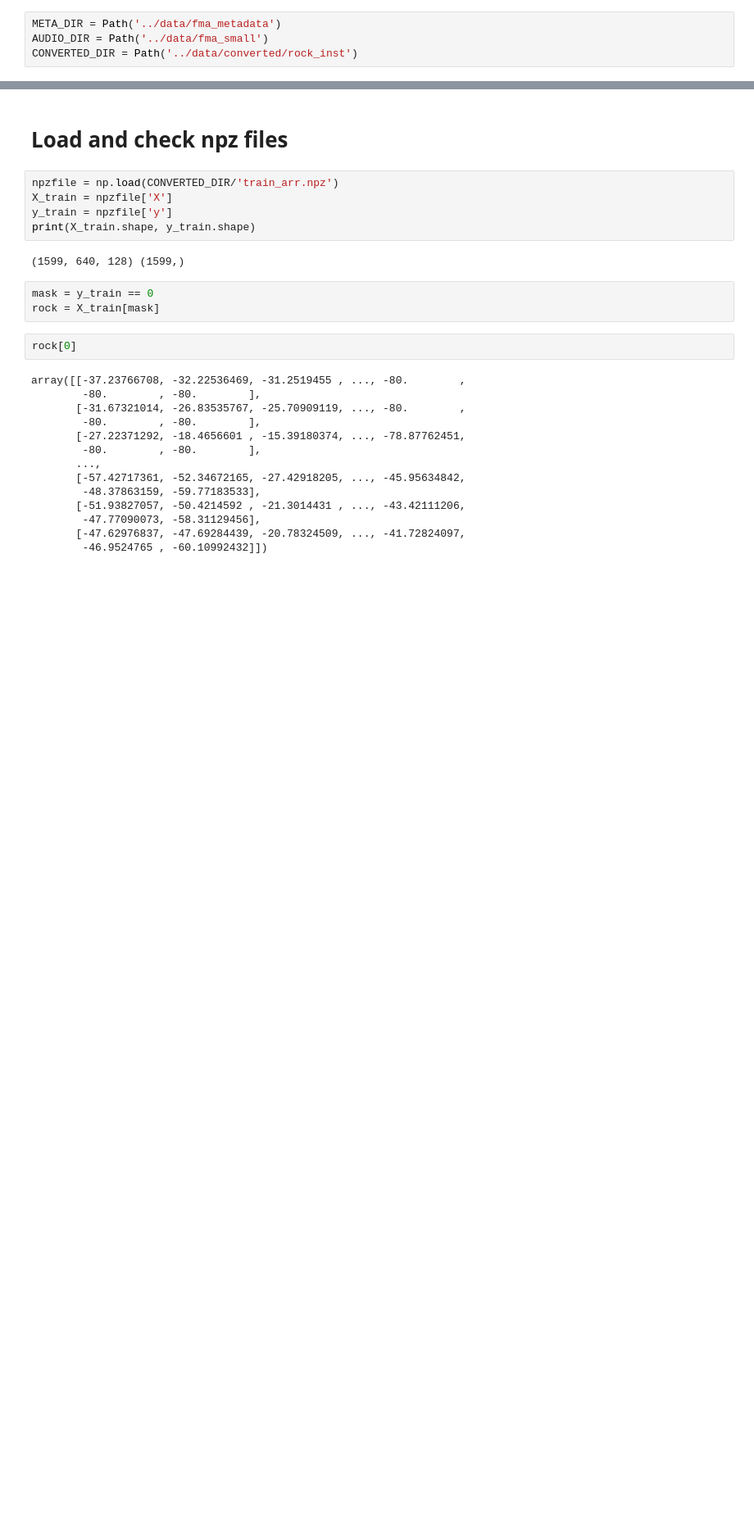
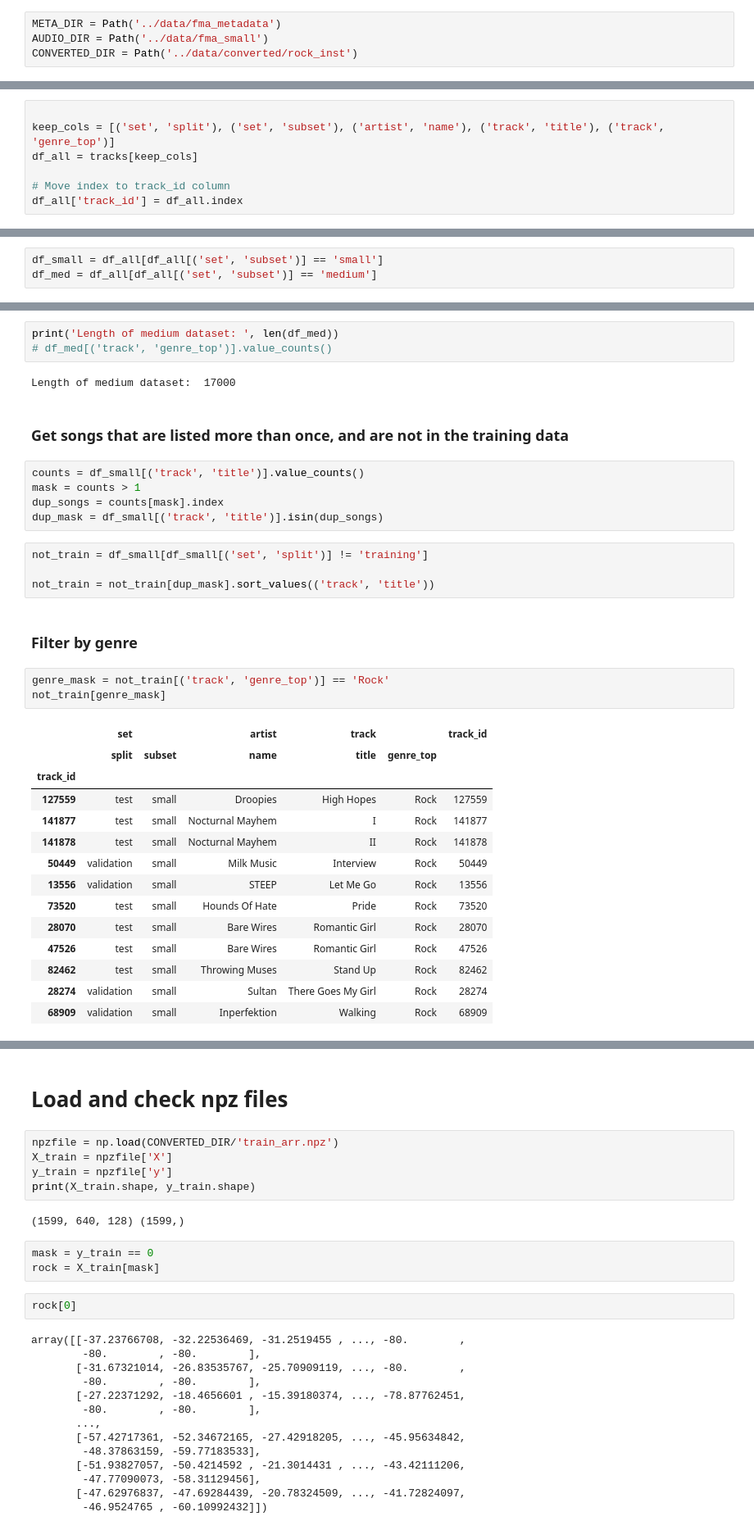
Before and after one commit to anthonybaulo/music-genre-classification, a Jupyter notebook: notebooks/scrap.ipynb, the cells around one changed output, grey strips where cells are left out. Shown at 82% size. Saved outputs shown, nothing was run; the diff lists cells and outputs as text; blank space fills up the shorter version.

Commit message:
Look for duplicate songs

```diff
--- a/notebooks/scrap.ipynb
+++ b/notebooks/scrap.ipynb
@@ -20,0 +41,7 @@ CONVERTED_DIR = Path('../data/converted/rock_inst')
+# %%
+
+keep_cols = [('set', 'split'), ('set', 'subset'), ('artist', 'name'), ('track', 'title'), ('track', 'genre_top')]
+df_all = tracks[keep_cols]
+
+# Move index to track_id column
+df_all['track_id'] = df_all.index
@@ -20,0 +50,3 @@ CONVERTED_DIR = Path('../data/converted/rock_inst')
+# %%
+df_small = df_all[df_all[('set', 'subset')] == 'small']
+df_med = df_all[df_all[('set', 'subset')] == 'medium']
@@ -20,0 +67,36 @@ CONVERTED_DIR = Path('../data/converted/rock_inst')
+# %%
+print('Length of medium dataset: ', len(df_med))
+# df_med[('track', 'genre_top')].value_counts()
+# %% [output]
+Length of medium dataset:  17000
+# %% [markdown]
+### Get songs that are listed more than once, and are not in the training data
+# %%
+counts = df_small[('track', 'title')].value_counts()
+mask = counts > 1
+dup_songs = counts[mask].index
+dup_mask = df_small[('track', 'title')].isin(dup_songs)
+# %%
+not_train = df_small[df_small[('set', 'split')] != 'training']
+
+not_train = not_train[dup_mask].sort_values(('track', 'title'))
+# %% [markdown]
+### Filter by genre
+# %%
+genre_mask = not_train[('track', 'genre_top')] == 'Rock'
+not_train[genre_mask]
+# %% [output]
+|  | set |  | artist | track |  | track_id |
+|  | split | subset | name | title | genre_top |  |
+| track_id |  |  |  |  |  |  |
+| 127559 | test | small | Droopies | High Hopes | Rock | 127559 |
+| 141877 | test | small | Nocturnal Mayhem | I | Rock | 141877 |
+| 141878 | test | small | Nocturnal Mayhem | II | Rock | 141878 |
+| 50449 | validation | small | Milk Music | Interview | Rock | 50449 |
+| 13556 | validation | small | STEEP | Let Me Go | Rock | 13556 |
+| 73520 | test | small | Hounds Of Hate | Pride | Rock | 73520 |
+| 28070 | test | small | Bare Wires | Romantic Girl | Rock | 28070 |
+| 47526 | test | small | Bare Wires | Romantic Girl | Rock | 47526 |
+| 82462 | test | small | Throwing Muses | Stand Up | Rock | 82462 |
+| 28274 | validation | small | Sultan | There Goes My Girl | Rock | 28274 |
+| 68909 | validation | small | Inperfektion | Walking | Rock | 68909 |
```
Also changed, not shown: parts of 9 cells of this notebook.
